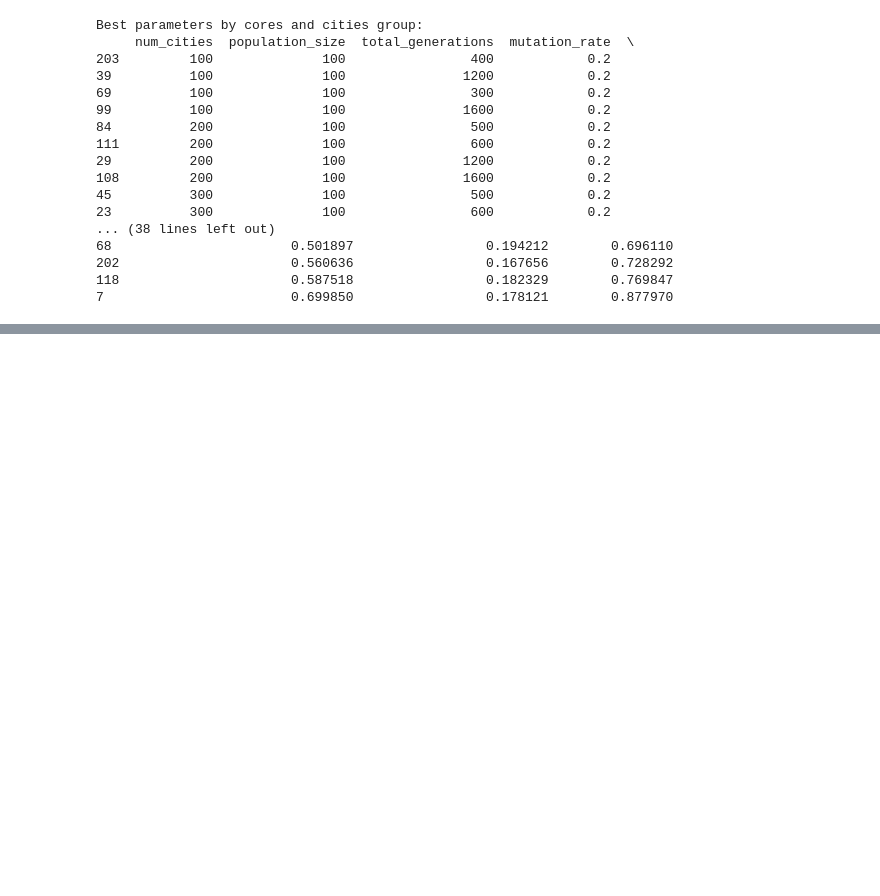
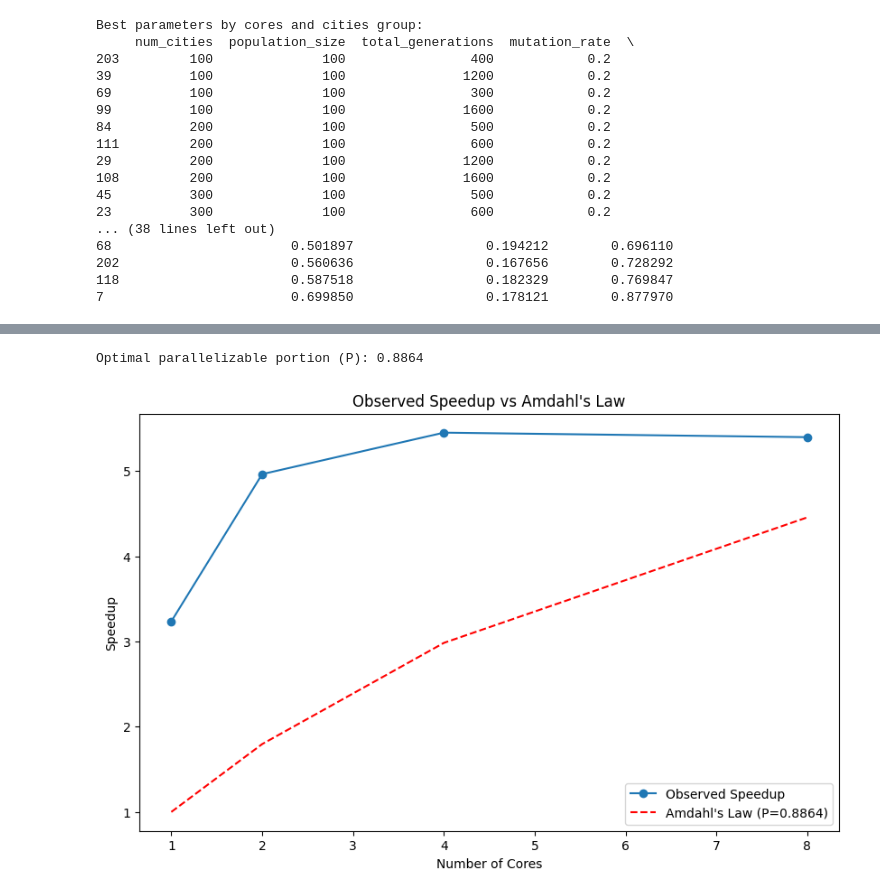
Before and after one commit to dominik-air/parallel-tsp, a Jupyter notebook: analysis.ipynb, the cells around one changed output, grey strips where cells are left out. Cells and saved outputs as stored; diff of their text form; code cells hidden in the pictures; blank space fills up the shorter version.

```diff
--- a/analysis.ipynb
+++ b/analysis.ipynb
@@ -165,0 +228,9 @@ Best parameters by cores and cities group:
+# %%
+def calculate_speedup(df, baseline_core=1):
+    baseline_time = df[df['cores'] == baseline_core]['elapsed_time'].mean()
+    df['speedup'] = baseline_time / df['elapsed_time']
+    df['efficiency'] = df['speedup'] / df['cores']
+    return df
+
+df = calculate_speedup(df)
+df.head()
@@ -165,0 +244,33 @@ Best parameters by cores and cities group:
+# %%
+from scipy.optimize import curve_fit
+
+def amdahls_law(N, P):
+    return 1 / ((1 - P) + (P / N))
+
+core_counts = df['cores'].unique()
+observed_speedups = df.groupby('cores')['speedup'].mean().values
+
+# Curve fitting to find the best P
+popt, _ = curve_fit(amdahls_law, core_counts, observed_speedups)
+P_optimal = popt[0]
+
+print(f"Optimal parallelizable portion (P): {P_optimal:.4f}")
+# %% [output]
+Optimal parallelizable portion (P): 0.8864
+# %%
+def plot_amdahls_law(df, P_optimal):
+    core_counts = sorted(df['cores'].unique())
+    observed_speedups = df.groupby('cores')['speedup'].mean().values
+
+    plt.figure(figsize=(10, 6))
+    plt.plot(core_counts, observed_speedups, 'o-', label='Observed Speedup')
+    plt.plot(core_counts, amdahls_law(core_counts, P_optimal), 'r--', label=f"Amdahl's Law (P={P_optimal:.4f})")
+    plt.xlabel('Number of Cores')
+    plt.ylabel('Speedup')
+    plt.title('Observed Speedup vs Amdahl\'s Law')
+    plt.legend()
+    plt.show()
+
+plot_amdahls_law(df, P_optimal)
+# %% [output]
+[figure, added]
```
Also changed, not shown: parts of 7 cells of this notebook, 1 other file.
